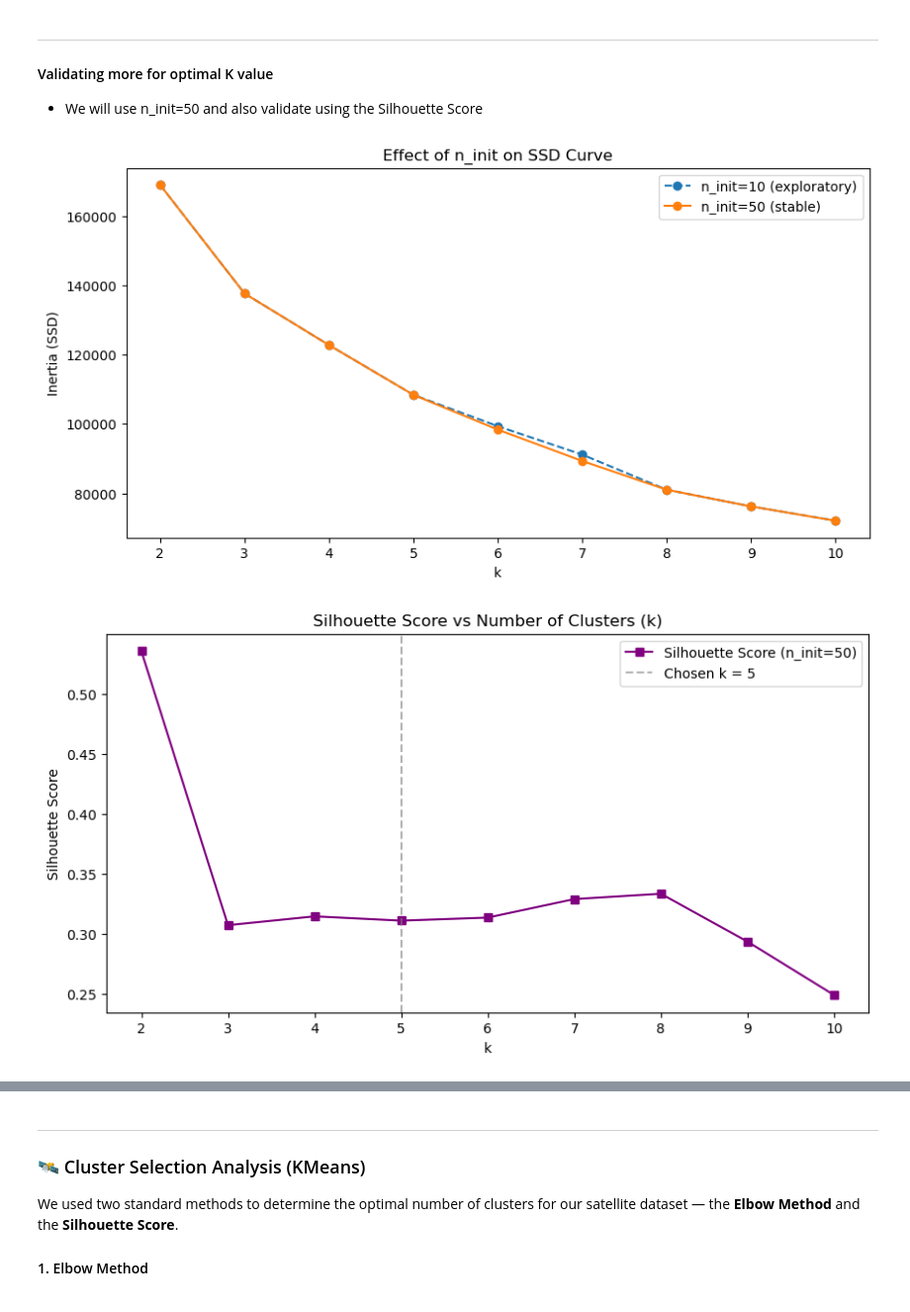
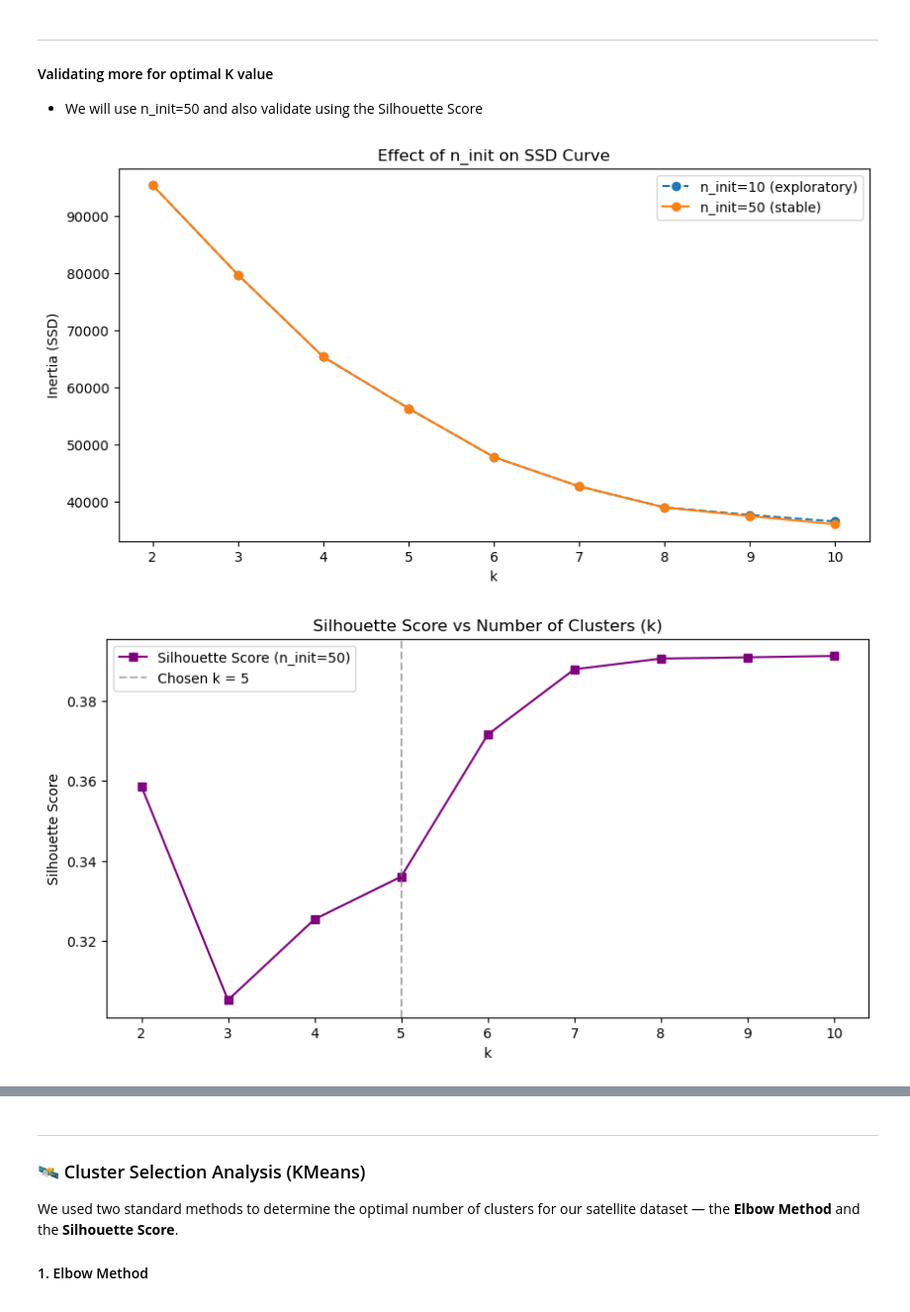
Before and after one commit to Sushrut2007/SpaceDebrisRadar.AI, a Jupyter notebook: notebooks/05_clustering.ipynb, the cells around one changed output, grey strips where cells are left out. Shown at 99% size. Drawn from its saved outputs; the diff is of its cells as text; code cells hidden in the pictures.

```diff
--- a/notebooks/05_clustering.ipynb
+++ b/notebooks/05_clustering.ipynb
@@ -25,3 +48,12 @@ df.head()
+# %%
+clustering_features = ['MEAN_MOTION', 'INCLINATION', 'ECCENTRICITY', 'BSTAR', 'AGE_SINCE_LAUNCH', 'MEAN_MOTION_DOT', 'RA_OF_ASC_NODE']
+
+# Include sat type columns
+sat_type_cols = [col for col in df.columns if 'SAT_TYPE' in col]
+
+clustering_features.extend(sat_type_cols)
+
+X = df[clustering_features].copy()
 # %% [markdown]
 #### Import necessary libraries
 # %%
@@ -31,7 +63,7 @@ from sklearn.cluster import KMeans
 model = KMeans(n_clusters=5, random_state=101)
 # %%
 # Train and test the model
-cluster_labels = model.fit_predict(df)
+cluster_labels = model.fit_predict(X)
 # %%
 # predicted cluster label for each satellite
 cluster_labels
@@ -40,5 +72,5 @@ array([3, 3, 3, ..., 0, 0, 0], shape=(12603,), dtype=int32)
 # %%
 # Make a seperate column
-df['CLUSTER'] = cluster_labels
+X['CLUSTER'] = cluster_labels
 # %%
 # Let's find the occurence of each cluster
@@ -134,7 +120,7 @@ ssd = []
 for k in range(2, 11):
     model = KMeans(n_clusters=k, random_state=101)
 
-    model.fit_predict(df) # Train the model
+    model.fit_predict(X) # Train the model
     ssd.append(model.inertia_) # append the SSD / inertia to the list
 # %%
 ssd # summed up ssd for each k value
@@ -245,44 +231,44 @@ import pandas as pd
 ssd_10, ssd_50, sil_scores = [], [], []
 
 for k in range(2, 11):
-    km10 = KMeans(n_clusters=k, n_init=10, random_state=42).fit(df)
-    km50 = KMeans(n_clusters=k, n_init=50, random_state=42).fit(df)
+    km10 = KMeans(n_clusters=k, n_init=10, random_state=42).fit(X)
+    km50 = KMeans(n_clusters=k, n_init=50, random_state=42).fit(X)
 
     ssd_10.append(km10.inertia_)
     ssd_50.append(km50.inertia_)
 
     # silhouette score (using the more stable fit)
     labels = km50.labels_
-    sil = silhouette_score(df, labels)
+    sil = silhouette_score(X, labels)
     sil_scores.append(sil)
 
 # --- Plot 1: SSD (Inertia) ---
 plt.figure(figsize=(10, 5))
 plt.plot(range(2, 11), ssd_10, 'o--', label='n_init=10 (exploratory)')
 plt.plot(range(2, 11), ssd_50, 'o-', label='n_init=50 (stable)')
 plt.legend()
 plt.title("Effect of n_init on SSD Curve")
 plt.xlabel("k")
 plt.ylabel("Inertia (SSD)")
 plt.show()
 
 # --- Plot 2: Silhouette Scores ---
 plt.figure(figsize=(10, 5))
 plt.plot(range(2, 11), sil_scores, 's-', color='purple', label='Silhouette Score (n_init=50)')
 plt.axvline(5, color='gray', linestyle='--', alpha=0.6, label='Chosen k = 5')
 plt.legend()
 plt.title("Silhouette Score vs Number of Clusters (k)")
 plt.xlabel("k")
 plt.ylabel("Silhouette Score")
 plt.show()
 
 # --- Optional: print table ---
 pd.DataFrame({
     'k': range(2, 11),
     'SSD (n_init=50)': ssd_50,
     'Silhouette Score': sil_scores
 })
 # %% [output]
-[figure, old version]
+[figure, new version]
-[figure, old version]
+[figure, new version]
 |  | k | SSD (n_init=50) | Silhouette Score |
```
Also changed, not shown: parts of 30 cells of this notebook, 2 other files.
